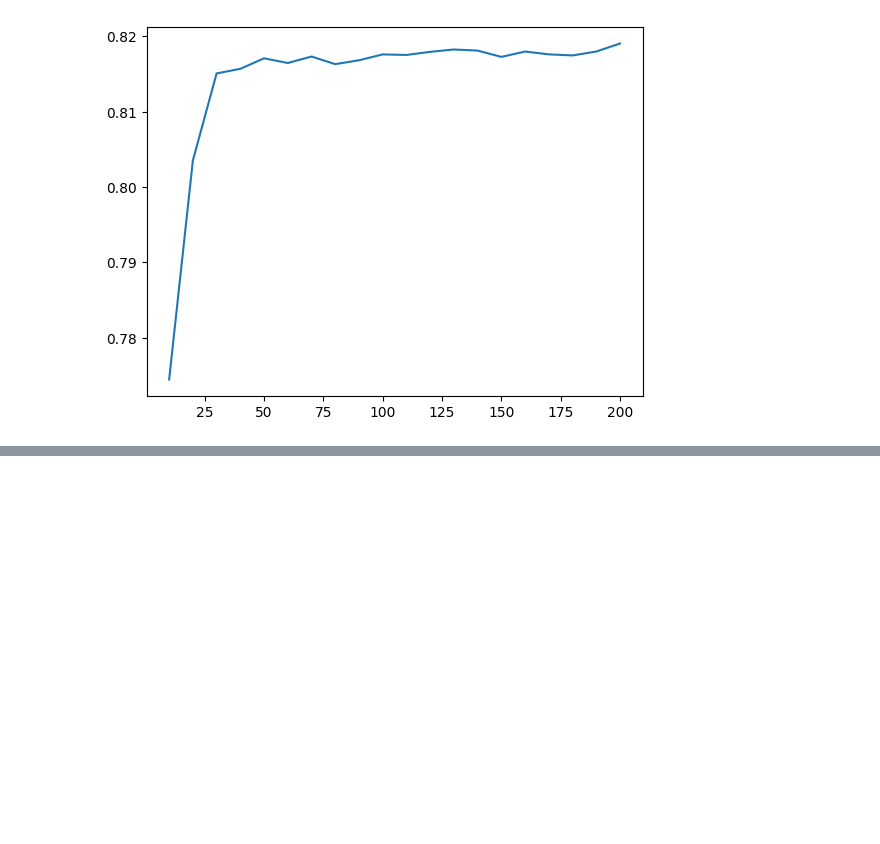
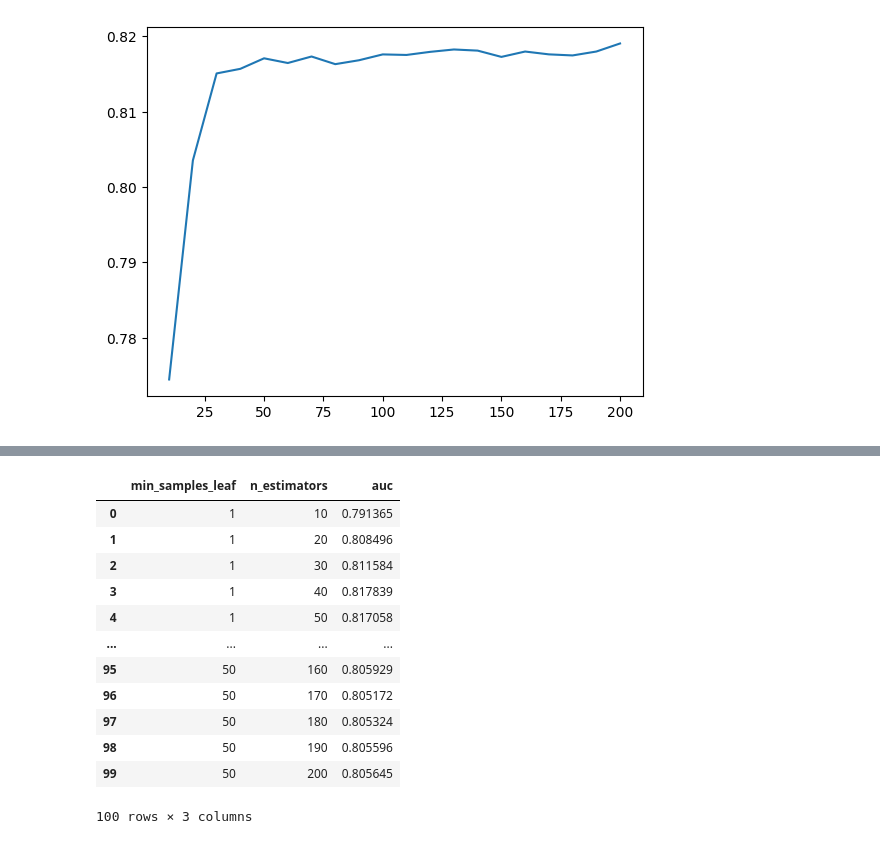
Before and after one commit to skykmar02/Credit-Risk-Scoring, a Jupyter notebook: 06_Credit_risk_scoring.ipynb, the cells around one changed output, grey strips where cells are left out. Cells and saved outputs as stored; diff of their text form; code cells hidden in the pictures; blank space fills up the shorter version.

```diff
--- a/06_Credit_risk_scoring.ipynb
+++ b/06_Credit_risk_scoring.ipynb
@@ -535,0 +592,18 @@ We will now to prameter tuning for Random forest like we did for decision trees.
+# %%
+columns = ['min_samples_leaf','n_estimators', 'auc']
+df_scores = pd.DataFrame(scores, columns = columns)
+df_scores
+# %% [output]
+|  | min_samples_leaf | n_estimators | auc |
+| 0 | 1 | 10 | 0.791365 |
+| 1 | 1 | 20 | 0.808496 |
+| 2 | 1 | 30 | 0.811584 |
+| 3 | 1 | 40 | 0.817839 |
+| 4 | 1 | 50 | 0.817058 |
+| ... | ... | ... | ... |
+| 95 | 50 | 160 | 0.805929 |
+| 96 | 50 | 170 | 0.805172 |
+| 97 | 50 | 180 | 0.805324 |
+| 98 | 50 | 190 | 0.805596 |
+| 99 | 50 | 200 | 0.805645 |
+100 rows × 3 columns
```
Also changed, not shown: parts of 20 cells of this notebook.
